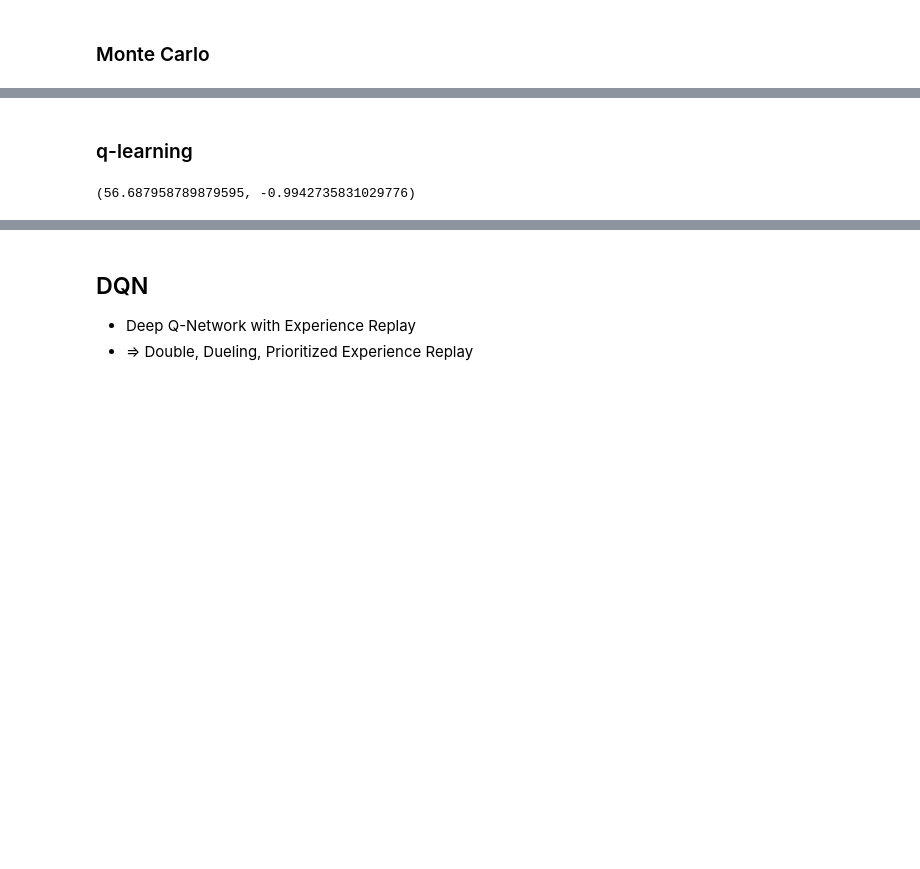
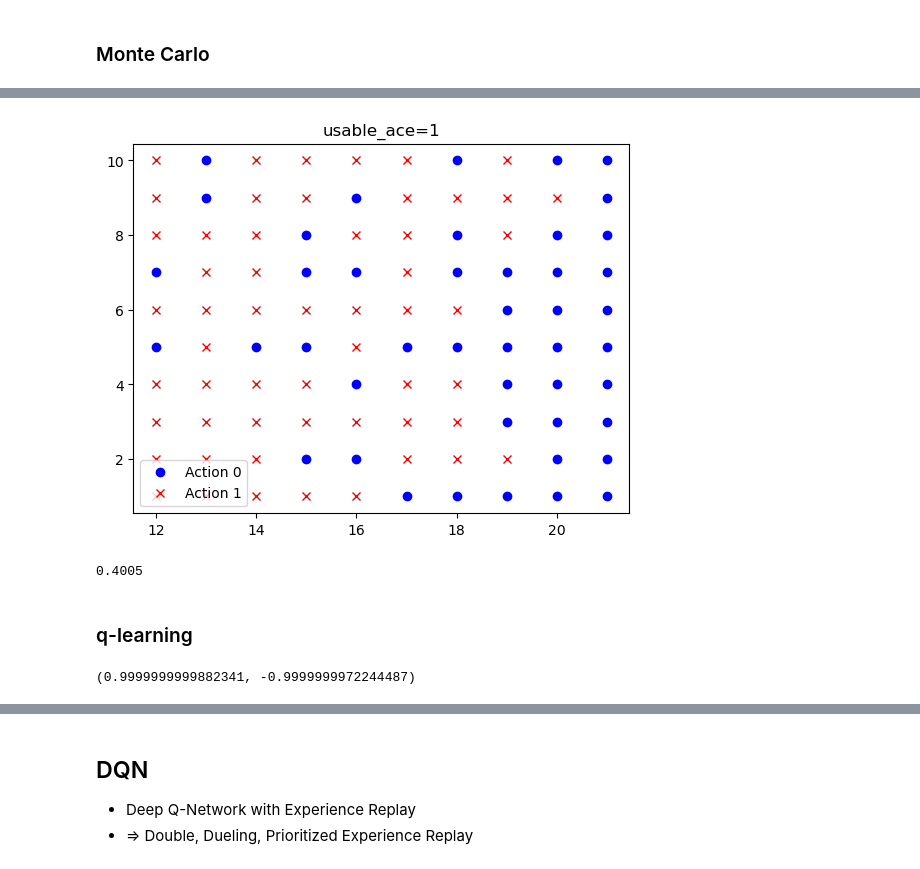
Before and after one commit to ajwkim/NSM_PDL, a Jupyter notebook: PDL_Python.ipynb, the cells around one changed output, grey strips where cells are left out. Drawn from its saved outputs; the diff is of its cells as text; code cells hidden in the pictures; blank space fills up the shorter version.

```diff
--- a/PDL_Python.ipynb
+++ b/PDL_Python.ipynb
@@ -3097,21 +3200,31 @@ while not done:
+# %%
+action_region(1);
+# %% [output]
+[figure, added]
+# %%
+test(10_0000, False)
+# %% [output]
+0.4005
 # %% [markdown]
 ### q-learning
 # %%
+import random
 import numpy as np
+import gymnasium as gym
+from tqdm import tqdm
 
 alpha = .1
 gamma = .99
 env = gym.make('Blackjack-v1')
 
-# Q = np.random.rand(32, 32, 2, 2)
-Q = np.zeros((32, 11, 2, 2))
+Q = np.zeros((32, 11, 2, 2))        # Q = np.random.rand(32, 11, 2, 2)
 
 def eps_greedy_policy(state, eps=.1, n_action=2):
     if random.random() < eps:
         return random.randrange(n_action)
     return Q[*state].argmax()
 
-for ep in range(50000):
+for ep in tqdm(range(20_0000)):
     state, _ = env.reset()
     done = False
     while not done:
@@ -3120,11 +3233,11 @@ for ep in range(50000):
         done = done or trunc
         # print(state, action, reward, done, obs)
         q = Q[*state, action]
-        Q[*state, action] = q + alpha * (reward + gamma * Q[*obs].max() - q)
+        Q[*state, action] = q + alpha * (reward + (1 - done) * gamma * Q[*obs].max() - q)
         state = obs
 Q.max(), Q.min()
 # %% [output]
-(56.687958789879595, -0.9942735831029776)
+(0.9999999999882341, -0.9999999972244487)
 # %%
 # test
 
```
Also changed, not shown: parts of 7 cells of this notebook.
